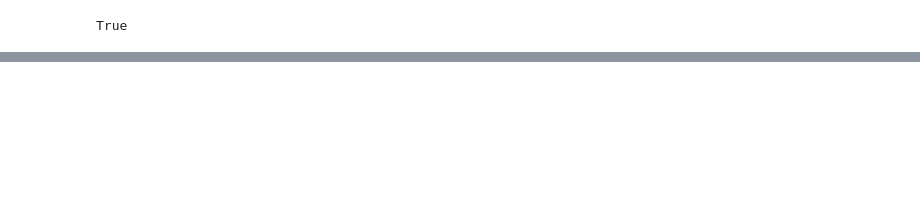
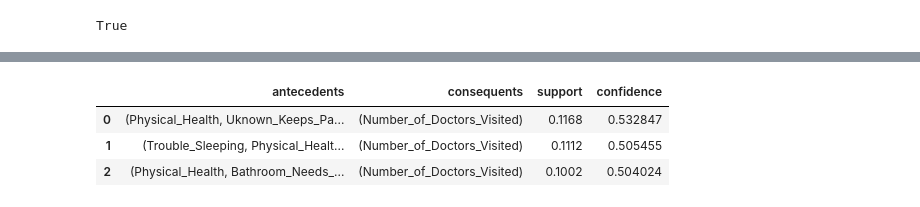
Before and after one commit to TumeloMkwambe/Honours-RP, a Jupyter notebook: main.ipynb, the cells around one changed output, grey strips where cells are left out. Cells and saved outputs as stored; diff of their text form; code cells hidden in the pictures; blank space fills up the shorter version.

```diff
--- a/main.ipynb
+++ b/main.ipynb
@@ -242,0 +166,7 @@ plot_curve(curve, "MLP-E")
+# %%
+explainer.associations
+# %% [output]
+|  | antecedents | consequents | support | confidence |
+| 0 | (Physical_Health, Uknown_Keeps_Pa... | (Number_of_Doctors_Visited) | 0.1168 | 0.532847 |
+| 1 | (Trouble_Sleeping, Physical_Healt... | (Number_of_Doctors_Visited) | 0.1112 | 0.505455 |
+| 2 | (Physical_Health, Bathroom_Needs_... | (Number_of_Doctors_Visited) | 0.1002 | 0.504024 |
```
Also changed, not shown: parts of 28 cells of this notebook, 1 other file.
